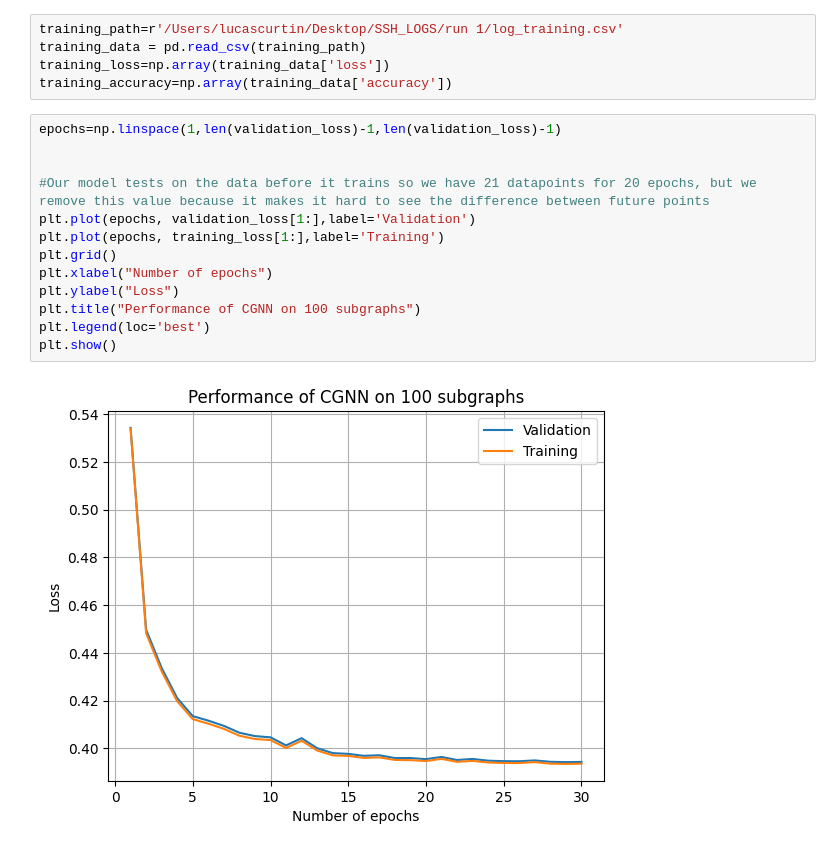
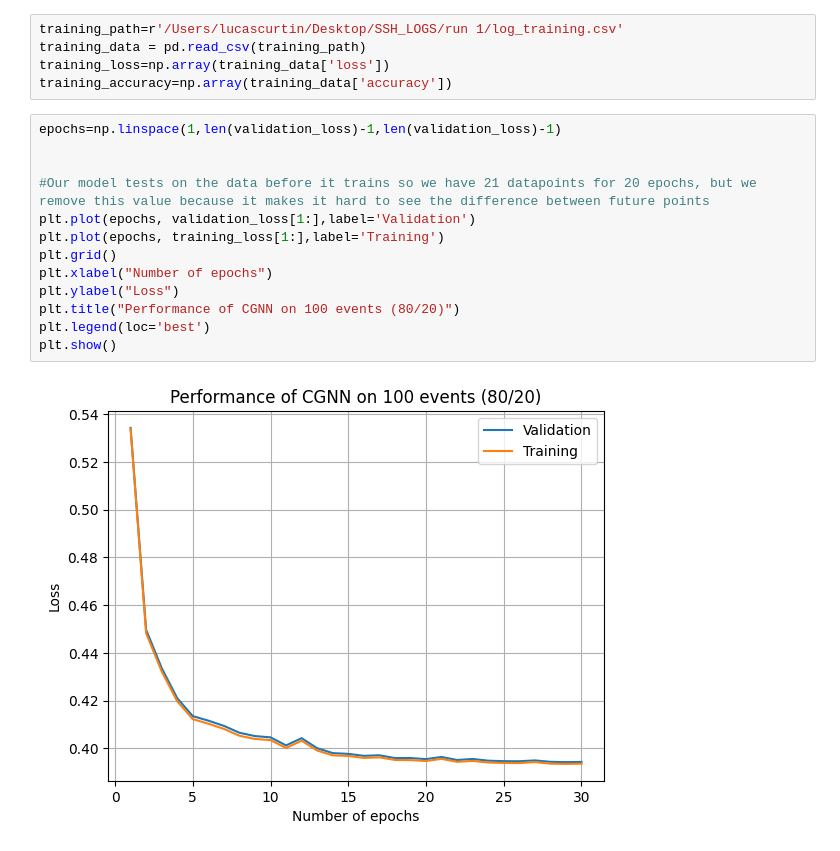
Before and after one commit to boboboon/qtrkx-gnn-tracking, a Jupyter notebook: notebooks/classical_plotter.ipynb, the cells around one changed output. Drawn from its saved outputs; the diff is of its cells as text.

```diff
--- a/notebooks/classical_plotter.ipynb
+++ b/notebooks/classical_plotter.ipynb
@@ -41,18 +41,18 @@ training_accuracy=np.array(training_data['accuracy'])
 # %%
 epochs=np.linspace(1,len(validation_loss)-1,len(validation_loss)-1)
 
 
 #Our model tests on the data before it trains so we have 21 datapoints for 20 epochs, but we remove this value because it makes it hard to see the difference between future points
 plt.plot(epochs, validation_loss[1:],label='Validation')
 plt.plot(epochs, training_loss[1:],label='Training')
 plt.grid()
 plt.xlabel("Number of epochs")
 plt.ylabel("Loss")
-plt.title("Performance of CGNN on 100 subgraphs")
+plt.title("Performance of CGNN on 100 events (80/20)")
 plt.legend(loc='best')
 plt.show()
 # %% [output]
-[figure, old version]
+[figure, new version]
 # %%
 plt.plot(epochs, validation_accuracy[1:],label='Validation')
 plt.plot(epochs, training_accuracy[1:],label='Training')
```
Also changed, not shown: parts of 5 cells of this notebook, 12 other files.
